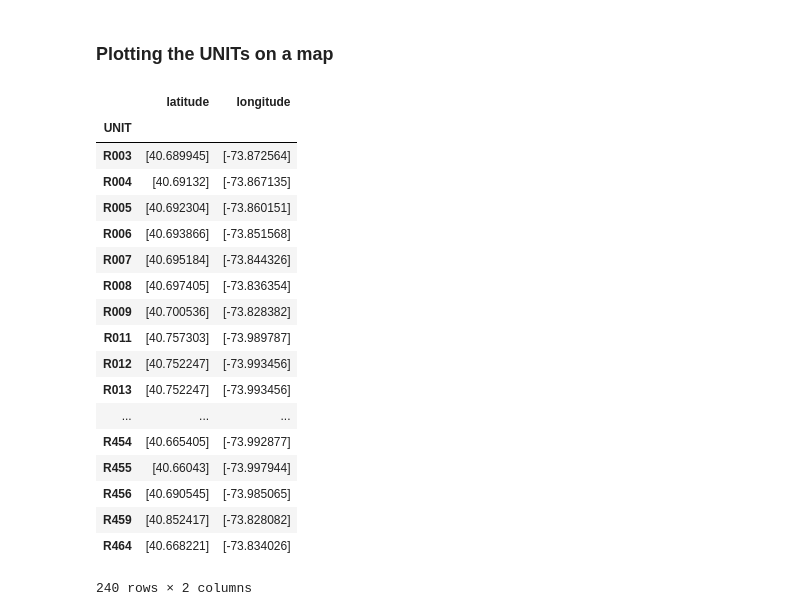
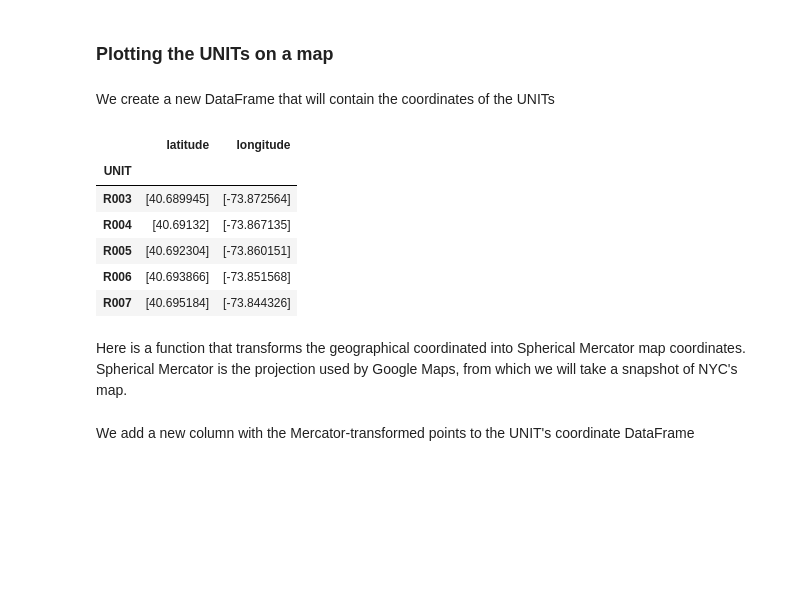
Before and after one commit to ihkihk/datan, a Jupyter notebook: p2_nycsubway/p2_nyc.ipynb, the cells around one changed output. Cells and saved outputs as stored; diff of their text form; code cells hidden in the pictures; blank space fills up the shorter version.

```diff
--- a/p2_nycsubway/p2_nyc.ipynb
+++ b/p2_nycsubway/p2_nyc.ipynb
@@ -139,28 +160,20 @@ True
 Obviously, it is the UNITs that have unique coordinates (latitude/longitude tuple).
 # %% [markdown]
 ### Plotting the UNITs on a map
+# %% [markdown]
+We create a new DataFrame that will contain the coordinates of the UNITs
 # %%
 unit_coords = pd.DataFrame({'latitude':units.latitude.unique(), 'longitude':units.longitude.unique()})
 # %%
-unit_coords
+unit_coords.head()
 # %% [output]
 |  | latitude | longitude |
 | UNIT |  |  |
 | R003 | [40.689945] | [-73.872564] |
 | R004 | [40.69132] | [-73.867135] |
 | R005 | [40.692304] | [-73.860151] |
 | R006 | [40.693866] | [-73.851568] |
 | R007 | [40.695184] | [-73.844326] |
-| R008 | [40.697405] | [-73.836354] |
-| R009 | [40.700536] | [-73.828382] |
-| R011 | [40.757303] | [-73.989787] |
-| R012 | [40.752247] | [-73.993456] |
-| R013 | [40.752247] | [-73.993456] |
-| ... | ... | ... |
-| R454 | [40.665405] | [-73.992877] |
-| R455 | [40.66043] | [-73.997944] |
-| R456 | [40.690545] | [-73.985065] |
-| R459 | [40.852417] | [-73.828082] |
-| R464 | [40.668221] | [-73.834026] |
-240 rows × 2 columns
+# %% [markdown]
+Here is a function that transforms the geographical coordinated into Spherical Mercator map coordinates. Spherical Mercator is the projection used by Google Maps, from which we will take a snapshot of NYC's map.
 # %%
@@ -171,4 +182,6 @@ def WGS84toGoogleBing(lat, lon):
   y = math.log(math.tan((90.0 + lat) * math.pi / 360.0)) / (math.pi / 180.0);
   y = y * 20037508.34 / 180.0;
   return (x, y)
+# %% [markdown]
+We add a new column with the Mercator-transformed points to the UNIT's coordinate DataFrame
 # %%
```
Also changed, not shown: parts of 29 cells of this notebook, 1 other file.
